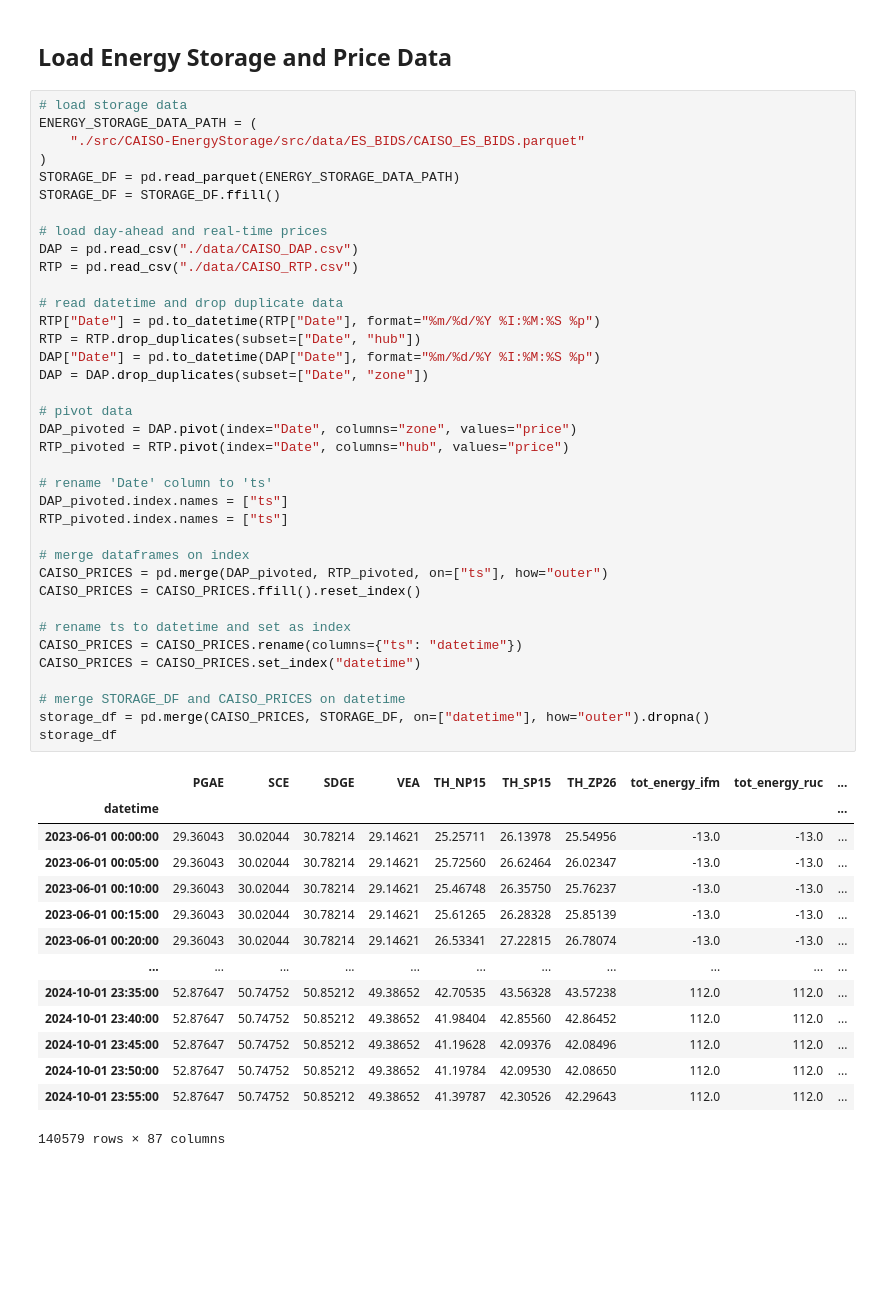
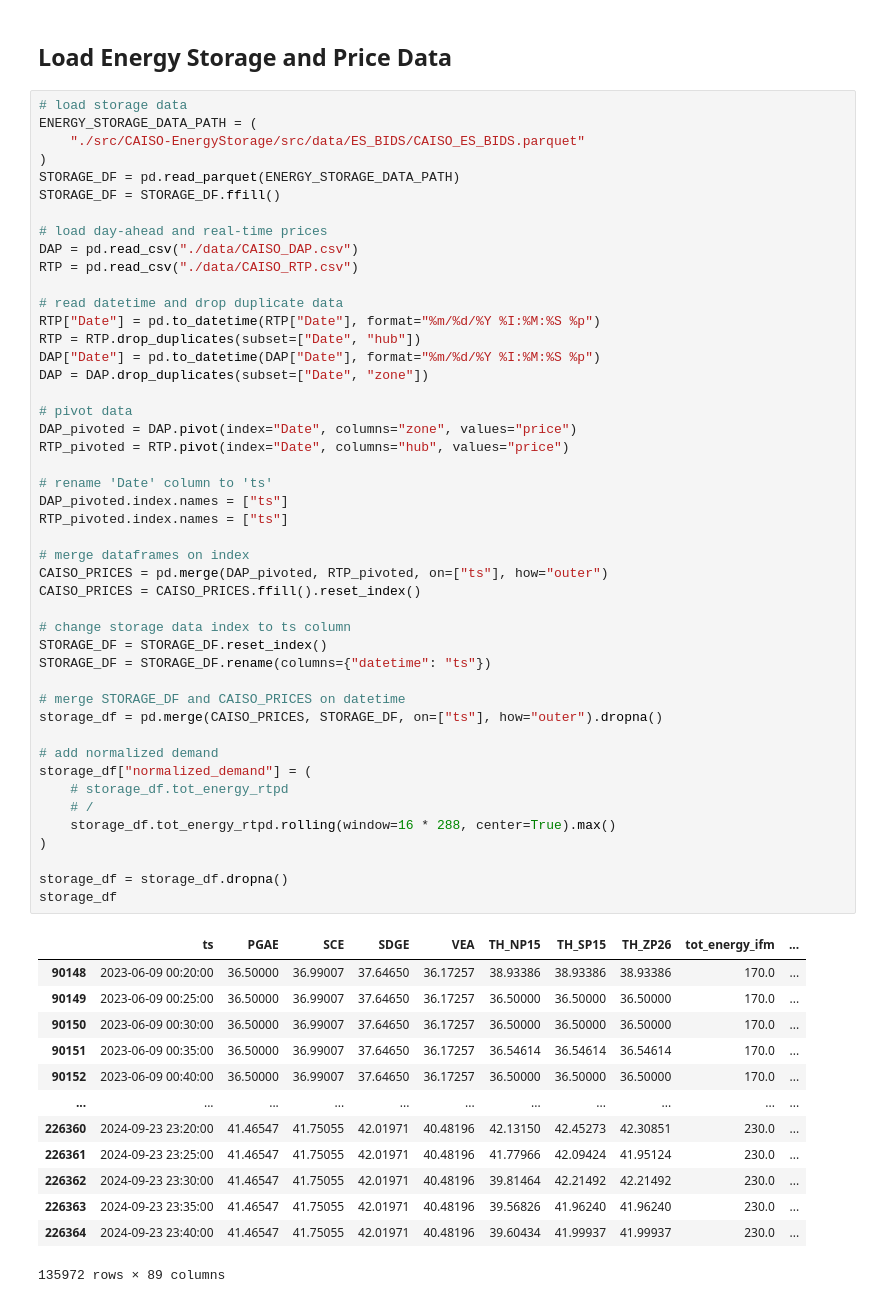
Before and after one commit to nmadev/EnergyStorageRLBidder, a Jupyter notebook: MarketSimulation.ipynb, the cells around one changed output. Cells and saved outputs as stored; diff of their text form; blank space fills up the shorter version.

```diff
--- a/MarketSimulation.ipynb
+++ b/MarketSimulation.ipynb
@@ -19,48 +22,56 @@ ENERGY_STORAGE_DATA_PATH = (
 )
 STORAGE_DF = pd.read_parquet(ENERGY_STORAGE_DATA_PATH)
 STORAGE_DF = STORAGE_DF.ffill()
 
 # load day-ahead and real-time prices
 DAP = pd.read_csv("./data/CAISO_DAP.csv")
 RTP = pd.read_csv("./data/CAISO_RTP.csv")
 
 # read datetime and drop duplicate data
 RTP["Date"] = pd.to_datetime(RTP["Date"], format="%m/%d/%Y %I:%M:%S %p")
 RTP = RTP.drop_duplicates(subset=["Date", "hub"])
 DAP["Date"] = pd.to_datetime(DAP["Date"], format="%m/%d/%Y %I:%M:%S %p")
 DAP = DAP.drop_duplicates(subset=["Date", "zone"])
 
 # pivot data
 DAP_pivoted = DAP.pivot(index="Date", columns="zone", values="price")
 RTP_pivoted = RTP.pivot(index="Date", columns="hub", values="price")
 
 # rename 'Date' column to 'ts'
 DAP_pivoted.index.names = ["ts"]
 RTP_pivoted.index.names = ["ts"]
 
 # merge dataframes on index
 CAISO_PRICES = pd.merge(DAP_pivoted, RTP_pivoted, on=["ts"], how="outer")
 CAISO_PRICES = CAISO_PRICES.ffill().reset_index()
 
-# rename ts to datetime and set as index
-CAISO_PRICES = CAISO_PRICES.rename(columns={"ts": "datetime"})
-CAISO_PRICES = CAISO_PRICES.set_index("datetime")
+# change storage data index to ts column
+STORAGE_DF = STORAGE_DF.reset_index()
+STORAGE_DF = STORAGE_DF.rename(columns={"datetime": "ts"})
 
 # merge STORAGE_DF and CAISO_PRICES on datetime
-storage_df = pd.merge(CAISO_PRICES, STORAGE_DF, on=["datetime"], how="outer").dropna()
+storage_df = pd.merge(CAISO_PRICES, STORAGE_DF, on=["ts"], how="outer").dropna()
+
+# add normalized demand
+storage_df["normalized_demand"] = (
+    # storage_df.tot_energy_rtpd
+    # /
+    storage_df.tot_energy_rtpd.rolling(window=16 * 288, center=True).max()
+)
+
+storage_df = storage_df.dropna()
 storage_df
 # %% [output]
-|  | PGAE | SCE | SDGE | VEA | TH_NP15 | TH_SP15 | TH_ZP26 | tot_energy_ifm | tot_energy_ruc | ... |
-| datetime |  |  |  |  |  |  |  |  |  | ... |
-| 2023-06-01 00:00:00 | 29.36043 | 30.02044 | 30.78214 | 29.14621 | 25.25711 | 26.13978 | 25.54956 | -13.0 | -13.0 | ... |
-| 2023-06-01 00:05:00 | 29.36043 | 30.02044 | 30.78214 | 29.14621 | 25.72560 | 26.62464 | 26.02347 | -13.0 | -13.0 | ... |
-| 2023-06-01 00:10:00 | 29.36043 | 30.02044 | 30.78214 | 29.14621 | 25.46748 | 26.35750 | 25.76237 | -13.0 | -13.0 | ... |
-| 2023-06-01 00:15:00 | 29.36043 | 30.02044 | 30.78214 | 29.14621 | 25.61265 | 26.28328 | 25.85139 | -13.0 | -13.0 | ... |
-| 2023-06-01 00:20:00 | 29.36043 | 30.02044 | 30.78214 | 29.14621 | 26.53341 | 27.22815 | 26.78074 | -13.0 | -13.0 | ... |
+|  | ts | PGAE | SCE | SDGE | VEA | TH_NP15 | TH_SP15 | TH_ZP26 | tot_energy_ifm | ... |
+| 90148 | 2023-06-09 00:20:00 | 36.50000 | 36.99007 | 37.64650 | 36.17257 | 38.93386 | 38.93386 | 38.93386 | 170.0 | ... |
+| 90149 | 2023-06-09 00:25:00 | 36.50000 | 36.99007 | 37.64650 | 36.17257 | 36.50000 | 36.50000 | 36.50000 | 170.0 | ... |
+| 90150 | 2023-06-09 00:30:00 | 36.50000 | 36.99007 | 37.64650 | 36.17257 | 36.50000 | 36.50000 | 36.50000 | 170.0 | ... |
+| 90151 | 2023-06-09 00:35:00 | 36.50000 | 36.99007 | 37.64650 | 36.17257 | 36.54614 | 36.54614 | 36.54614 | 170.0 | ... |
+| 90152 | 2023-06-09 00:40:00 | 36.50000 | 36.99007 | 37.64650 | 36.17257 | 36.50000 | 36.50000 | 36.50000 | 170.0 | ... |
 | ... | ... | ... | ... | ... | ... | ... | ... | ... | ... | ... |
-| 2024-10-01 23:35:00 | 52.87647 | 50.74752 | 50.85212 | 49.38652 | 42.70535 | 43.56328 | 43.57238 | 112.0 | 112.0 | ... |
-| 2024-10-01 23:40:00 | 52.87647 | 50.74752 | 50.85212 | 49.38652 | 41.98404 | 42.85560 | 42.86452 | 112.0 | 112.0 | ... |
-| 2024-10-01 23:45:00 | 52.87647 | 50.74752 | 50.85212 | 49.38652 | 41.19628 | 42.09376 | 42.08496 | 112.0 | 112.0 | ... |
-| 2024-10-01 23:50:00 | 52.87647 | 50.74752 | 50.85212 | 49.38652 | 41.19784 | 42.09530 | 42.08650 | 112.0 | 112.0 | ... |
-| 2024-10-01 23:55:00 | 52.87647 | 50.74752 | 50.85212 | 49.38652 | 41.39787 | 42.30526 | 42.29643 | 112.0 | 112.0 | ... |
+| 226360 | 2024-09-23 23:20:00 | 41.46547 | 41.75055 | 42.01971 | 40.48196 | 42.13150 | 42.45273 | 42.30851 | 230.0 | ... |
+| 226361 | 2024-09-23 23:25:00 | 41.46547 | 41.75055 | 42.01971 | 40.48196 | 41.77966 | 42.09424 | 41.95124 | 230.0 | ... |
+| 226362 | 2024-09-23 23:30:00 | 41.46547 | 41.75055 | 42.01971 | 40.48196 | 39.81464 | 42.21492 | 42.21492 | 230.0 | ... |
+| 226363 | 2024-09-23 23:35:00 | 41.46547 | 41.75055 | 42.01971 | 40.48196 | 39.56826 | 41.96240 | 41.96240 | 230.0 | ... |
+| 226364 | 2024-09-23 23:40:00 | 41.46547 | 41.75055 | 42.01971 | 40.48196 | 39.60434 | 41.99937 | 41.99937 | 230.0 | ... |
-140579 rows × 87 columns
+135972 rows × 89 columns
```
Also changed, not shown: parts of 2 cells of this notebook, 1 other file.
